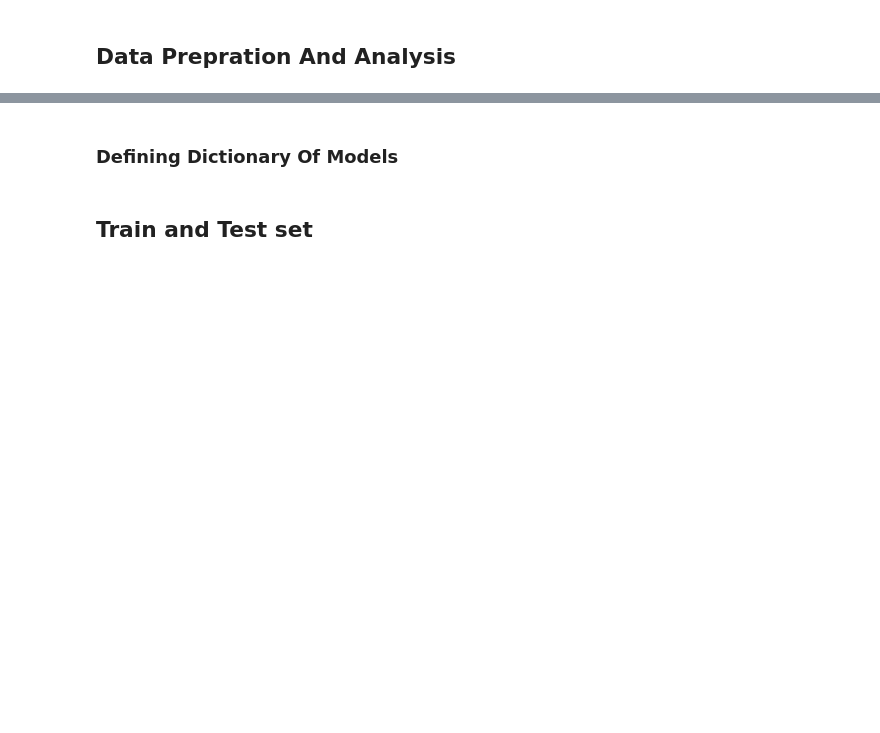
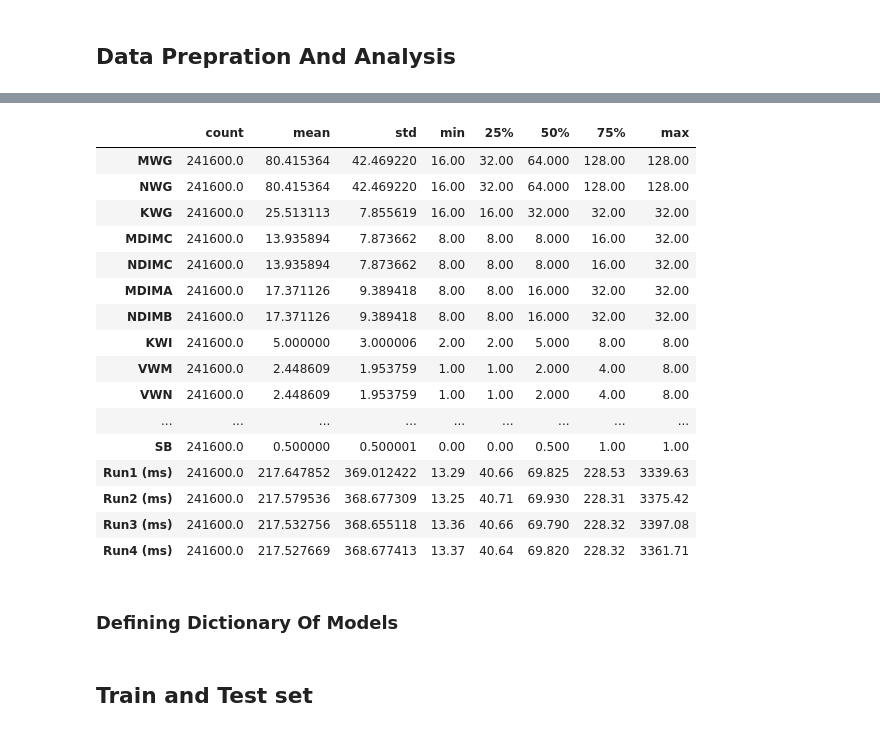
Before and after one commit to Amir-h055/Machine-Learning, a Jupyter notebook: project/Regression/GPU_Kernel_Performance.ipynb, the cells around one changed output, grey strips where cells are left out. Saved outputs shown, nothing was run; the diff lists cells and outputs as text; code cells hidden in the pictures; blank space fills up the shorter version.

```diff
--- a/project/Regression/GPU_Kernel_Performance.ipynb
+++ b/project/Regression/GPU_Kernel_Performance.ipynb
@@ -26,4 +26,5 @@ from sklearn.ensemble import RandomForestRegressor
 # %% [markdown]
 ## Loading Data
 # %%
-Datset = pd.read_csv('Regression_Datasets/8_Gpu_Kernel_Performance/Gpu_Kernel_Performance.csv', delimiter=',')
+Dataset = pd.read_csv('Regression_Datasets/8_Gpu_Kernel_Performance/Gpu_Kernel_Performance.csv', delimiter=',')
+Dataset.head()
@@ -46,3 +97,23 @@ print(np.count_nonzero(Datset==np.nan))
+# %%
+Dataset.describe().T
+# %% [output]
+|  | count | mean | std | min | 25% | 50% | 75% | max |
+| MWG | 241600.0 | 80.415364 | 42.469220 | 16.00 | 32.00 | 64.000 | 128.00 | 128.00 |
+| NWG | 241600.0 | 80.415364 | 42.469220 | 16.00 | 32.00 | 64.000 | 128.00 | 128.00 |
+| KWG | 241600.0 | 25.513113 | 7.855619 | 16.00 | 16.00 | 32.000 | 32.00 | 32.00 |
+| MDIMC | 241600.0 | 13.935894 | 7.873662 | 8.00 | 8.00 | 8.000 | 16.00 | 32.00 |
+| NDIMC | 241600.0 | 13.935894 | 7.873662 | 8.00 | 8.00 | 8.000 | 16.00 | 32.00 |
+| MDIMA | 241600.0 | 17.371126 | 9.389418 | 8.00 | 8.00 | 16.000 | 32.00 | 32.00 |
+| NDIMB | 241600.0 | 17.371126 | 9.389418 | 8.00 | 8.00 | 16.000 | 32.00 | 32.00 |
+| KWI | 241600.0 | 5.000000 | 3.000006 | 2.00 | 2.00 | 5.000 | 8.00 | 8.00 |
+| VWM | 241600.0 | 2.448609 | 1.953759 | 1.00 | 1.00 | 2.000 | 4.00 | 8.00 |
+| VWN | 241600.0 | 2.448609 | 1.953759 | 1.00 | 1.00 | 2.000 | 4.00 | 8.00 |
+| ... | ... | ... | ... | ... | ... | ... | ... | ... |
+| SB | 241600.0 | 0.500000 | 0.500001 | 0.00 | 0.00 | 0.500 | 1.00 | 1.00 |
+| Run1 (ms) | 241600.0 | 217.647852 | 369.012422 | 13.29 | 40.66 | 69.825 | 228.53 | 3339.63 |
+| Run2 (ms) | 241600.0 | 217.579536 | 368.677309 | 13.25 | 40.71 | 69.930 | 228.31 | 3375.42 |
+| Run3 (ms) | 241600.0 | 217.532756 | 368.655118 | 13.36 | 40.66 | 69.790 | 228.32 | 3397.08 |
+| Run4 (ms) | 241600.0 | 217.527669 | 368.677413 | 13.37 | 40.64 | 69.820 | 228.32 | 3361.71 |
 # %% [markdown]
 ### Defining Dictionary Of Models
 # %%
```
Also changed, not shown: parts of 38 cells of this notebook, 1 other file.
